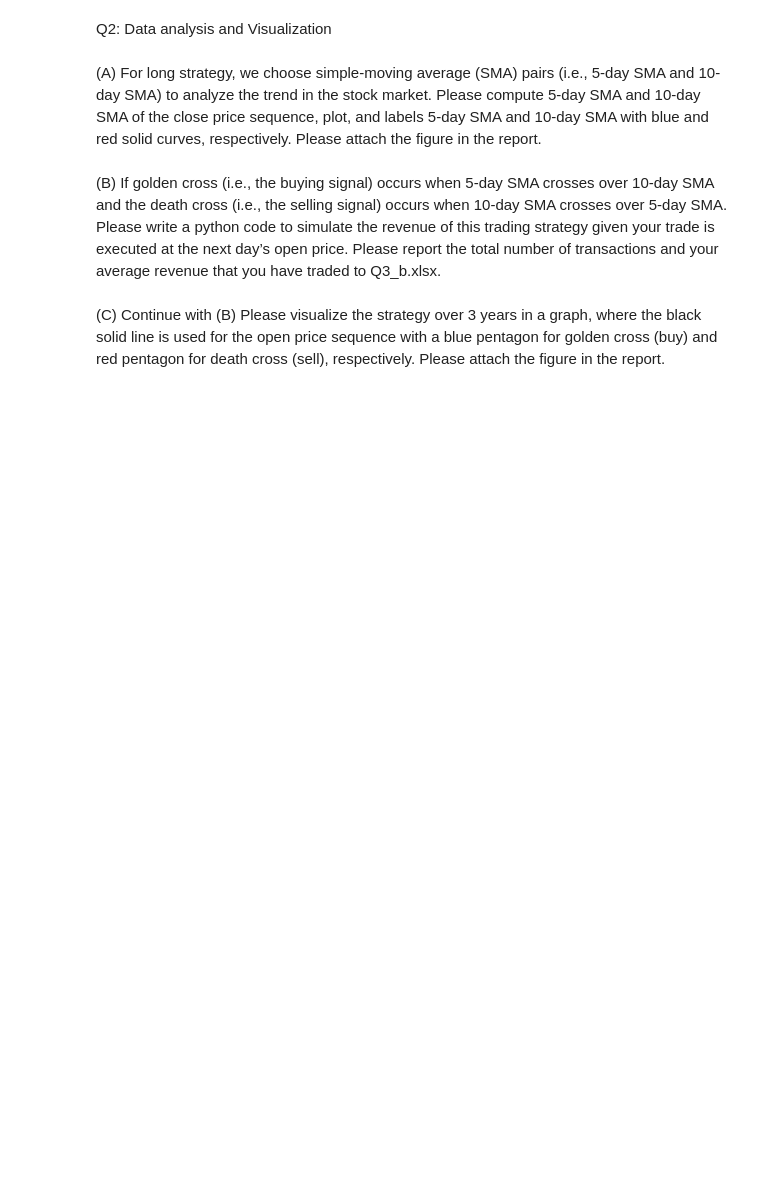
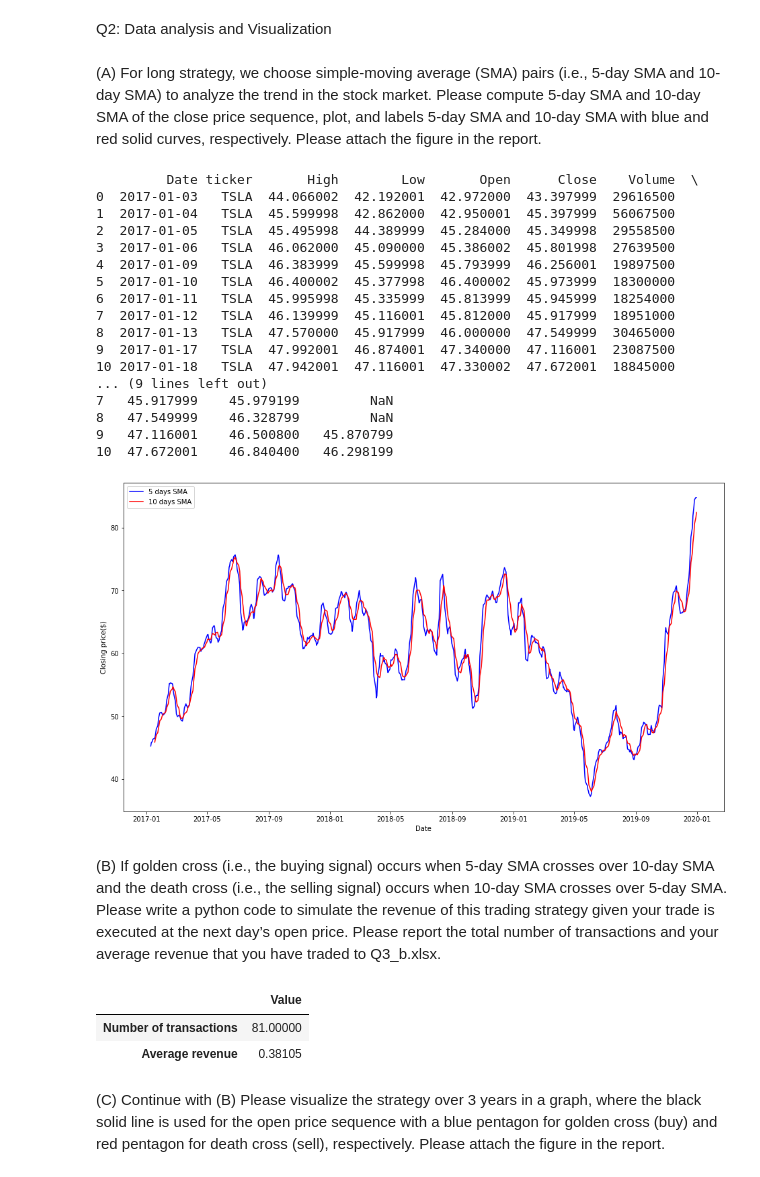
Before and after one commit to Genepyi/Genepyi-Python-Project, a Jupyter notebook: Team Project task - Timothé Durand.ipynb, the cells around one changed output. Saved outputs shown, nothing was run; the diff lists cells and outputs as text; code cells hidden in the pictures; blank space fills up the shorter version.

```diff
--- a/Team Project task - Timothé Durand.ipynb
+++ b/Team Project task - Timothé Durand.ipynb
@@ -131,3 +88,39 @@ df[['Close_short','Close_long']].plot()
+# %%
+# We read the excel file with pandas, then we calculate with .rolling function the short (5 days) and long (10 days) SMA
+
+df = pd.read_excel('TSLA_2017_2020.xlsx')
+
+df['Close_short']= df['Close'].rolling(window=5).mean()
+df['Close_long']= df['Close'].rolling(window=10).mean()
+print(df.head(11))
+
+#We then use matplotlib to plot the function
+plt.figure(figsize=(16,9))
+plt.plot(df['Date'], df['Close_short'], 'b-', label = '5 days SMA')
+plt.plot(df['Date'], df['Close_long'], 'r-', label = '10 days SMA')
+plt.xlabel('Date')
+plt.ylabel('Closing price($)')
+plt.legend(loc='upper left')
+plt.show()
+# %% [output]
+         Date ticker       High        Low       Open      Close    Volume  \
+0  2017-01-03   TSLA  44.066002  42.192001  42.972000  43.397999  29616500
+1  2017-01-04   TSLA  45.599998  42.862000  42.950001  45.397999  56067500
+2  2017-01-05   TSLA  45.495998  44.389999  45.284000  45.349998  29558500
+3  2017-01-06   TSLA  46.062000  45.090000  45.386002  45.801998  27639500
+4  2017-01-09   TSLA  46.383999  45.599998  45.793999  46.256001  19897500
+5  2017-01-10   TSLA  46.400002  45.377998  46.400002  45.973999  18300000
+6  2017-01-11   TSLA  45.995998  45.335999  45.813999  45.945999  18254000
+7  2017-01-12   TSLA  46.139999  45.116001  45.812000  45.917999  18951000
+8  2017-01-13   TSLA  47.570000  45.917999  46.000000  47.549999  30465000
+9  2017-01-17   TSLA  47.992001  46.874001  47.340000  47.116001  23087500
+10 2017-01-18   TSLA  47.942001  47.116001  47.330002  47.672001  18845000
+... (9 lines left out)
+7   45.917999    45.979199         NaN
+8   47.549999    46.328799         NaN
+9   47.116001    46.500800   45.870799
+10  47.672001    46.840400   46.298199
+[figure, added]
 # %% [markdown]
 (B) If golden cross (i.e., the buying signal) occurs when 5-day SMA crosses over 10-day SMA and the death cross (i.e., the selling signal) occurs when 10-day SMA crosses over 5-day SMA. Please write a python code to simulate the revenue of this trading strategy given your trade is executed at the next day’s open price. Please report the total number of transactions and your average revenue that you have traded to Q3_b.xlsx.
 # %%
@@ -169,5 +167,17 @@ def LongPosition_transaction(seq):
 # %%
 # We try to use the function for the Tesla shares
-LongPosition_transaction(df['Close'])
+tesla_analysis = LongPosition_transaction(df)
+number_of_transactions = tesla_analysis[3]
+Revenue = tesla_analysis[2]
+avg_revenue = np.nanmean(Revenue)
+
+tesla_dataframe = pd.DataFrame([number_of_transactions, avg_revenue], index = ['Number of transactions', 'Average revenue'], columns = ['Value'])
+
+tesla_dataframe.to_excel('Q3_b.xlsx')
+tesla_dataframe
+# %% [output]
+|  | Value |
+| Number of transactions | 81.00000 |
+| Average revenue | 0.38105 |
 # %% [markdown]
 (C) Continue with (B) Please visualize the strategy over 3 years in a graph, where the black solid line is used for the open price sequence with a blue pentagon for golden cross (buy) and red pentagon for death cross (sell), respectively. Please attach the figure in the report.
```
Also changed, not shown: parts of 30 cells of this notebook.
